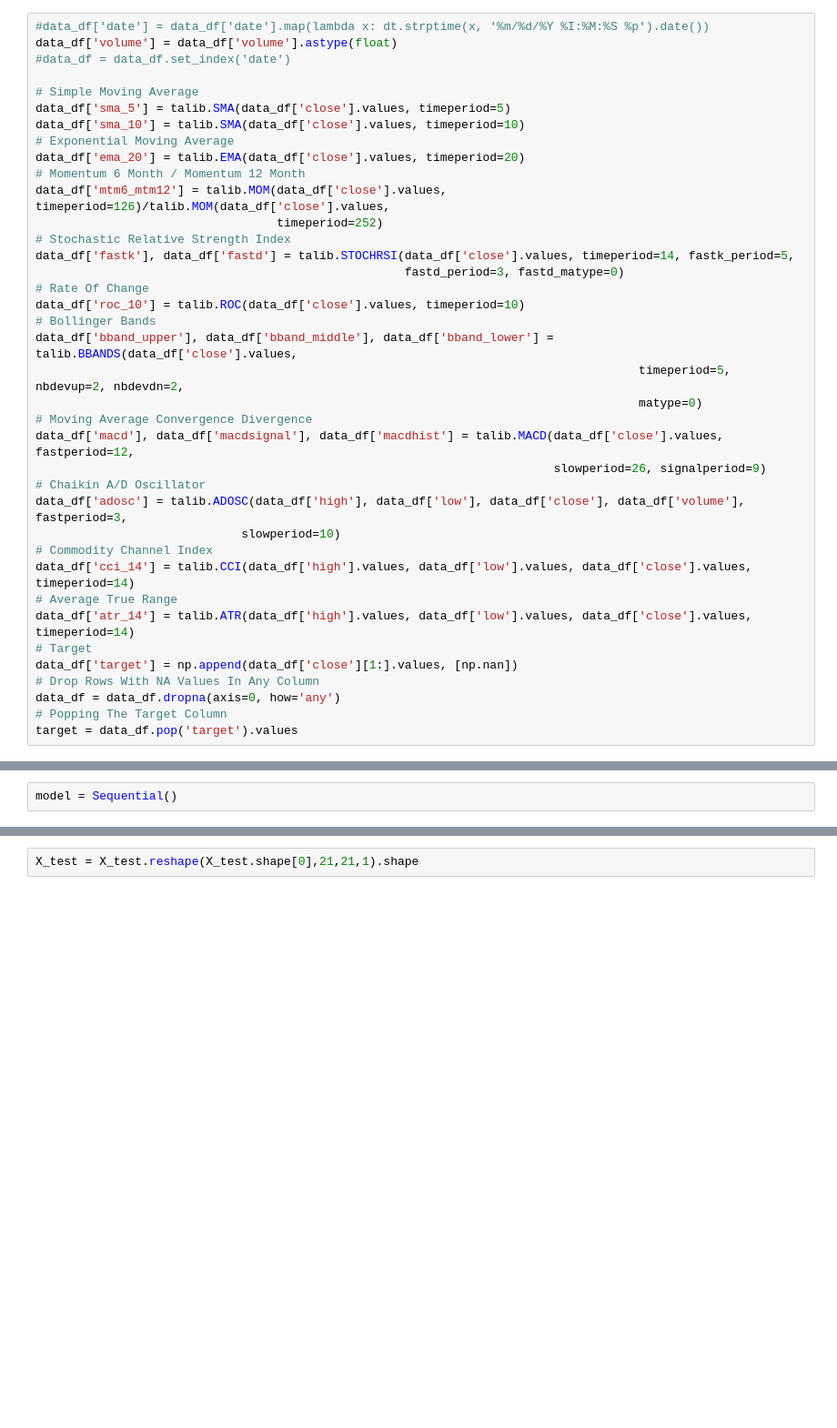
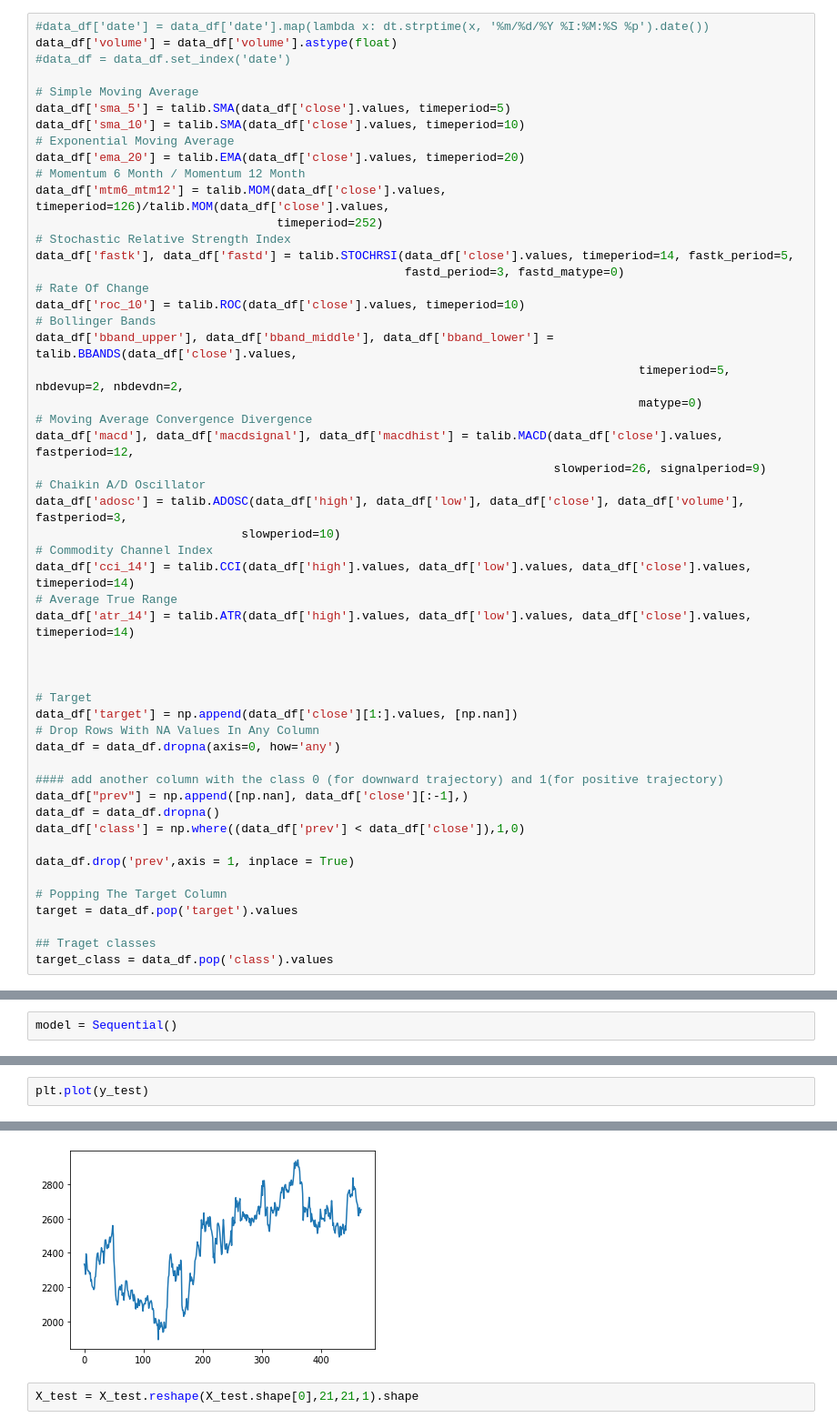
Before and after one commit to xerxes01/HCC, a Jupyter notebook: nn_cnn.ipynb, the cells around one changed output, grey strips where cells are left out. Shown: that part at 91% size. Drawn from its saved outputs; the diff is of its cells as text; blank space fills up the shorter version.

```diff
--- a/nn_cnn.ipynb
+++ b/nn_cnn.ipynb
@@ -53,9 +54,23 @@ data_df['adosc'] = talib.ADOSC(data_df['high'], data_df['low'], data_df['close']
 data_df['cci_14'] = talib.CCI(data_df['high'].values, data_df['low'].values, data_df['close'].values, timeperiod=14)
 # Average True Range
 data_df['atr_14'] = talib.ATR(data_df['high'].values, data_df['low'].values, data_df['close'].values, timeperiod=14)
+
+
+
 # Target
 data_df['target'] = np.append(data_df['close'][1:].values, [np.nan])
 # Drop Rows With NA Values In Any Column
 data_df = data_df.dropna(axis=0, how='any')
+
+#### add another column with the class 0 (for downward trajectory) and 1(for positive trajectory)
+data_df["prev"] = np.append([np.nan], data_df['close'][:-1],)
+data_df = data_df.dropna()
+data_df['class'] = np.where((data_df['prev'] < data_df['close']),1,0)
+
+data_df.drop('prev',axis = 1, inplace = True)
+
 # Popping The Target Column
 target = data_df.pop('target').values
+
+## Traget classes
+target_class = data_df.pop('class').values
@@ -161,0 +166,3 @@ X_train = X_train.reshape(X_train.shape[0],21,21,1).shape
+# %%
+plt.plot(y_test)
+# %% [output]
@@ -162,2 +170,3 @@ X_train = X_train.reshape(X_train.shape[0],21,21,1).shape
+[figure, added]
 # %%
 X_test = X_test.reshape(X_test.shape[0],21,21,1).shape
```
Also changed, not shown: parts of 26 cells of this notebook.
